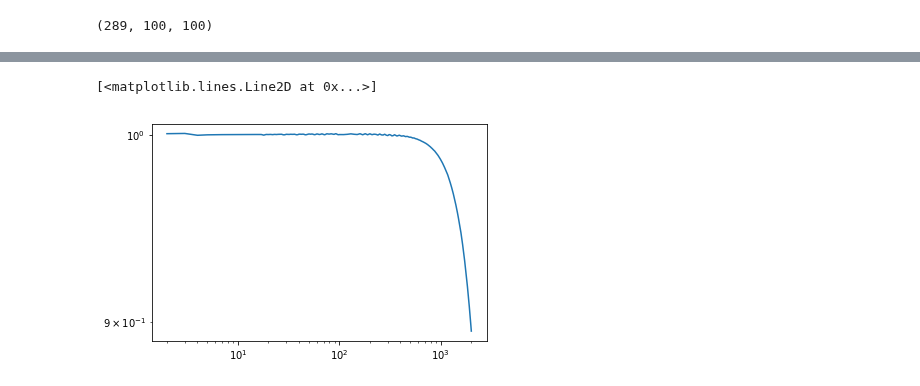
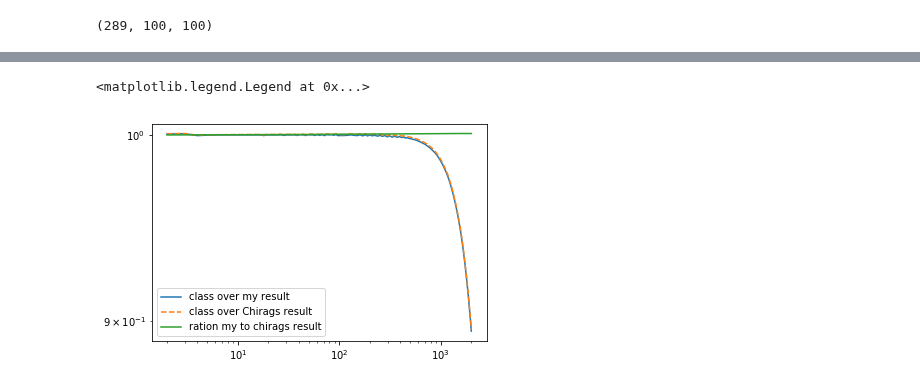
Before and after one commit to VMBoehm/postlimber, a Jupyter notebook: notebooks/G matrices.ipynb, the cells around one changed output, grey strips where cells are left out. Drawn from its saved outputs; the diff is of its cells as text; code cells hidden in the pictures.

```diff
--- a/notebooks/G matrices.ipynb
+++ b/notebooks/G matrices.ipynb
@@ -279,7 +279,10 @@ plt.legend()
 # %%
 ll,clpp = np.load('../output/clpp_class_no_limber.npy')
-# %%
-plt.loglog(ell_,np.interp(ell_,ll,clpp)/clphiphi2[:,99,99])
-# %% [output]
-[<matplotlib.lines.Line2D at 0x...>]
-[figure, removed]
+# %%
+plt.loglog(ell_,np.interp(ell_,ll,clpp)/clphiphi1[:,99,99], label='class over my result')
+plt.loglog(ell_,np.interp(ell_,ll,clpp)/clphiphi2[:,99,99], ls='--', label='class over Chirags result')
+plt.loglog(ell_, clphiphi1[:,99,99]/clphiphi2[:,99,99], label='ration my to chirags result')
+plt.legend()
+# %% [output]
+<matplotlib.legend.Legend at 0x...>
+[figure, added]
```
Also changed, not shown: parts of 1 cell of this notebook, 2 other files.
